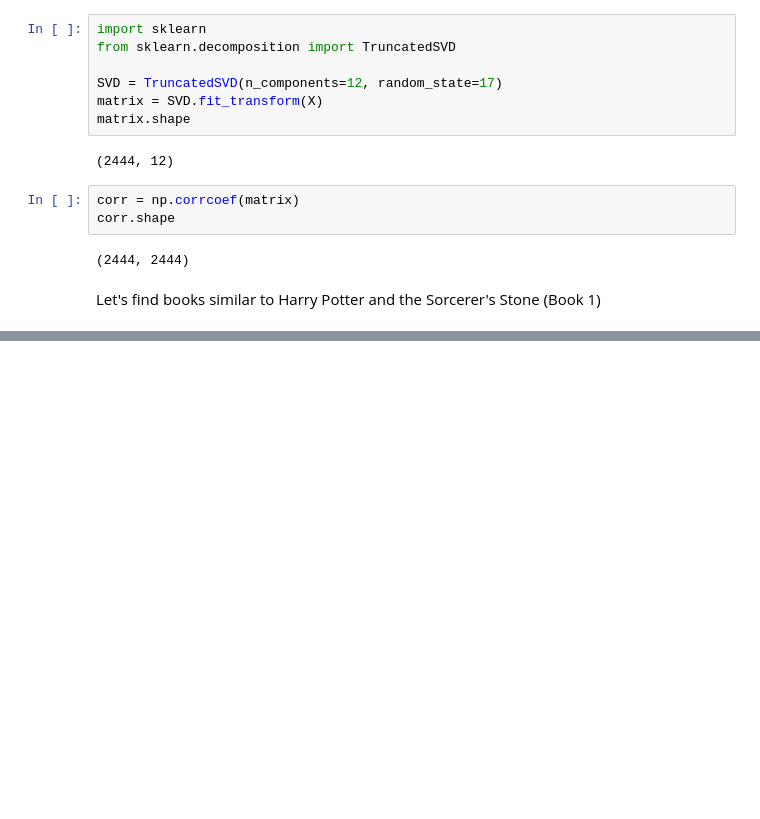
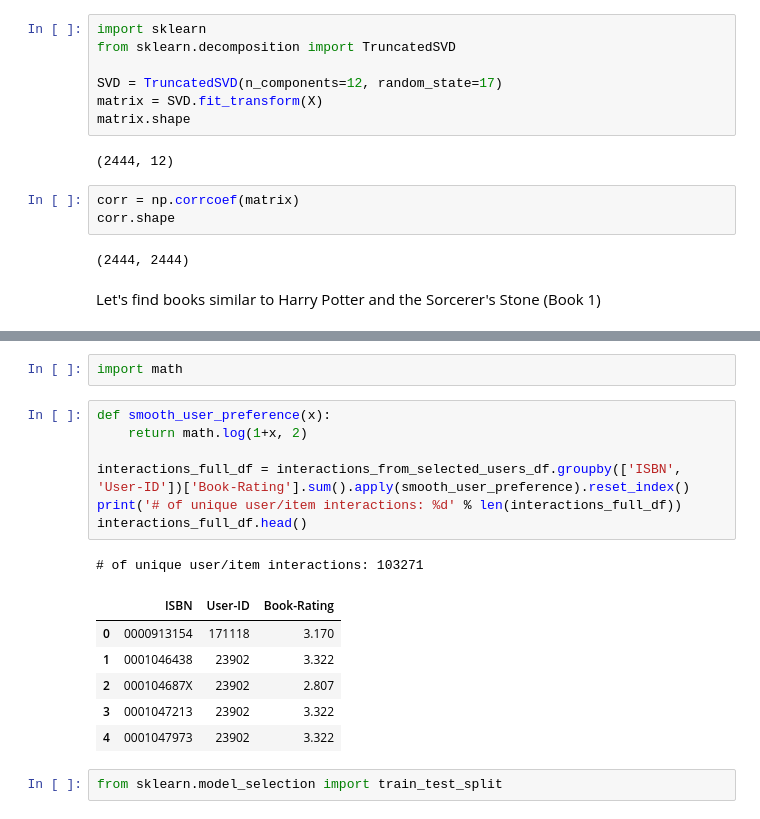
Before and after one commit to Mahima-Shree/Amazon-book-recommendation, a Jupyter notebook: Book_Recommendation_System.ipynb, the cells around one changed output, grey strips where cells are left out. Cells and saved outputs as stored; diff of their text form; blank space fills up the shorter version.

```diff
--- a/Book_Recommendation_System.ipynb
+++ b/Book_Recommendation_System.ipynb
@@ -1053,0 +1116,19 @@ Let's find books similar to Harry Potter and the Sorcerer's Stone (Book 1)
+# %%
+import math
+# %%
+def smooth_user_preference(x):
+    return math.log(1+x, 2)
+
+interactions_full_df = interactions_from_selected_users_df.groupby(['ISBN', 'User-ID'])['Book-Rating'].sum().apply(smooth_user_preference).reset_index()
+print('# of unique user/item interactions: %d' % len(interactions_full_df))
+interactions_full_df.head()
+# %% [output]
+# of unique user/item interactions: 103271
+|  | ISBN | User-ID | Book-Rating |
+| 0 | 0000913154 | 171118 | 3.170 |
+| 1 | 0001046438 | 23902 | 3.322 |
+| 2 | 000104687X | 23902 | 2.807 |
+| 3 | 0001047213 | 23902 | 3.322 |
+| 4 | 0001047973 | 23902 | 3.322 |
+# %%
+from sklearn.model_selection import train_test_split
```
Also changed, not shown: parts of 14 cells of this notebook.
